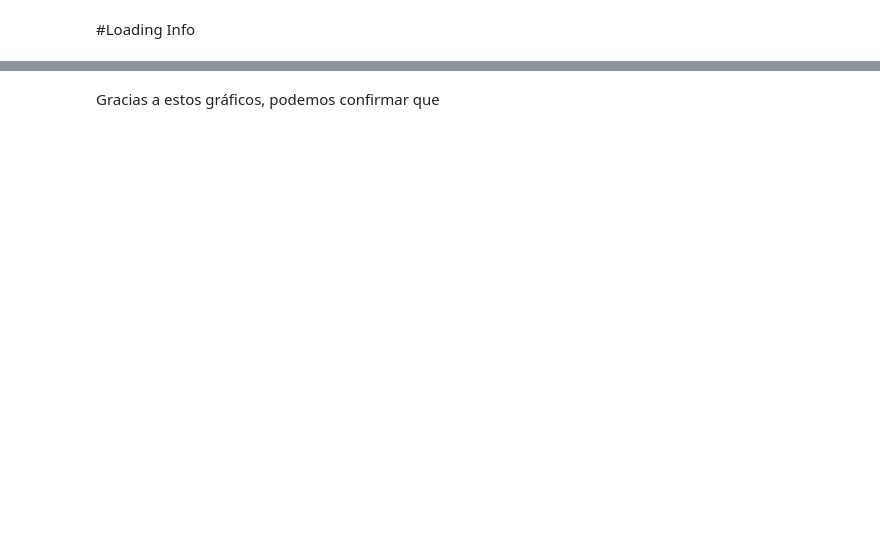
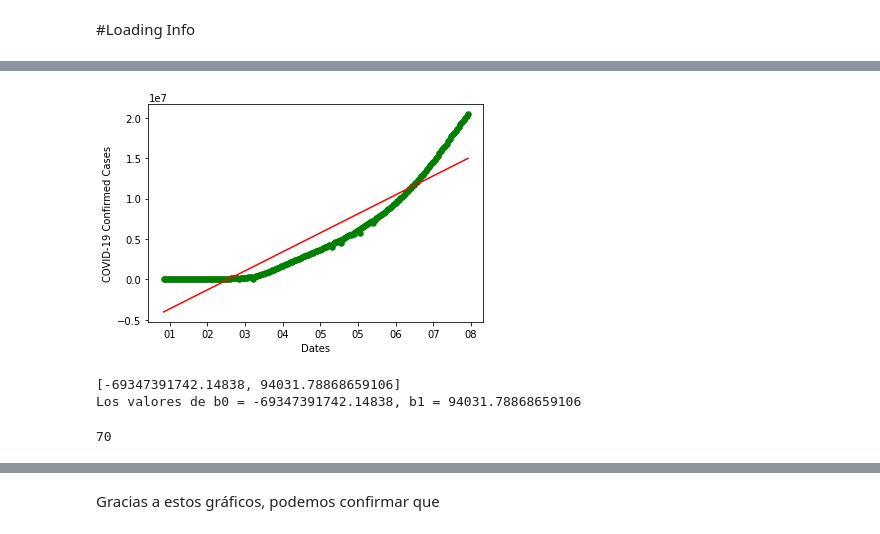
Before and after one commit to Edward-TL/covid, a Jupyter notebook: analisis_covid.ipynb, the cells around one changed output, grey strips where cells are left out. Cells and saved outputs as stored; diff of their text form; code cells hidden in the pictures; blank space fills up the shorter version.

```diff
--- a/analisis_covid.ipynb
+++ b/analisis_covid.ipynb
@@ -133,0 +180,49 @@ plt.show()
+# %%
+def plot_regression(x, y, y_pred):
+    fig, ax = plt.subplots()
+
+    ax.scatter(x, y, color = 'g', marker='o', s=30)
+    ax.plot(x, y_pred, color ='r')
+
+    #Labels
+    ax.set_xlabel('2020 months')
+    ax.set_ylabel('COVID-19 Confirmed Cases')
+
+    #X axis format
+    date_format = mdates.DateFormatter('%m')
+    ax.set_xlabel('Dates')
+    ax.xaxis.set_major_formatter(date_format)
+
+    plt.show()
+# %%
+def linear_regression(x, y):
+    if type(x[0]) == datetime:
+        x = map(datetime.toordinal, x)
+        x = list(x)
+
+    b = estimate_b0_b1(x, y)
+
+    y_pred = [b[0] + b[1]*x[x_i] for x_i in range(len(x))]
+
+    #Graficación
+    plot_regression(x, y,y_pred)
+
+    print(b)
+    print(f'Los valores de b0 = {b[0]}, b1 = {b[1]}')
+# %%
+x = list_days
+y = ys[0]
+
+linear_regression(x,y)
+# %% [output]
+[figure, added]
+[-69347391742.14838, 94031.78868659106]
+Los valores de b0 = -69347391742.14838, b1 = 94031.78868659106
+# %%
+april_pos = 0
+while list_days[april_pos].month < 4:
+    april_pos += 1
+
+april_pos
+# %% [output]
+70
```
Also changed, not shown: parts of 49 cells of this notebook.
